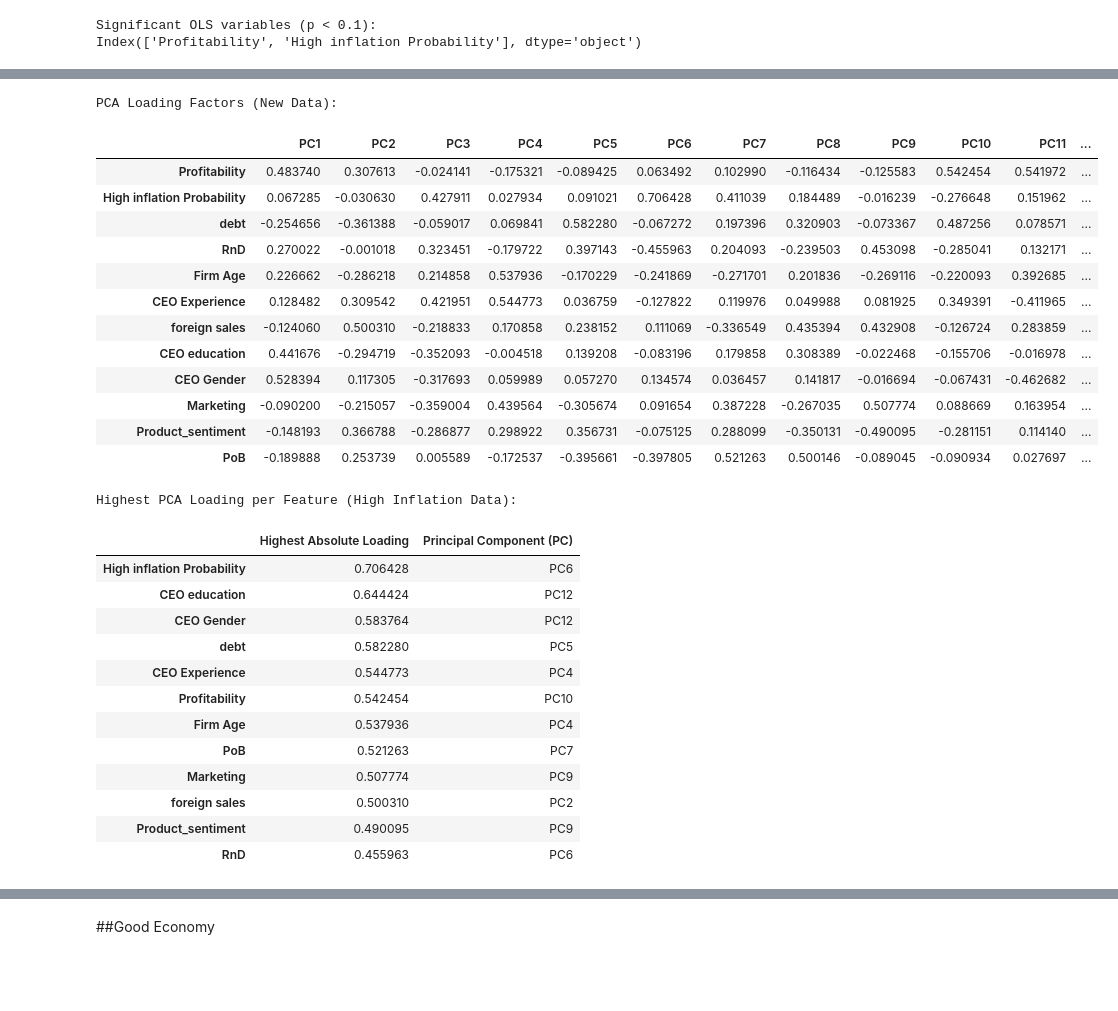
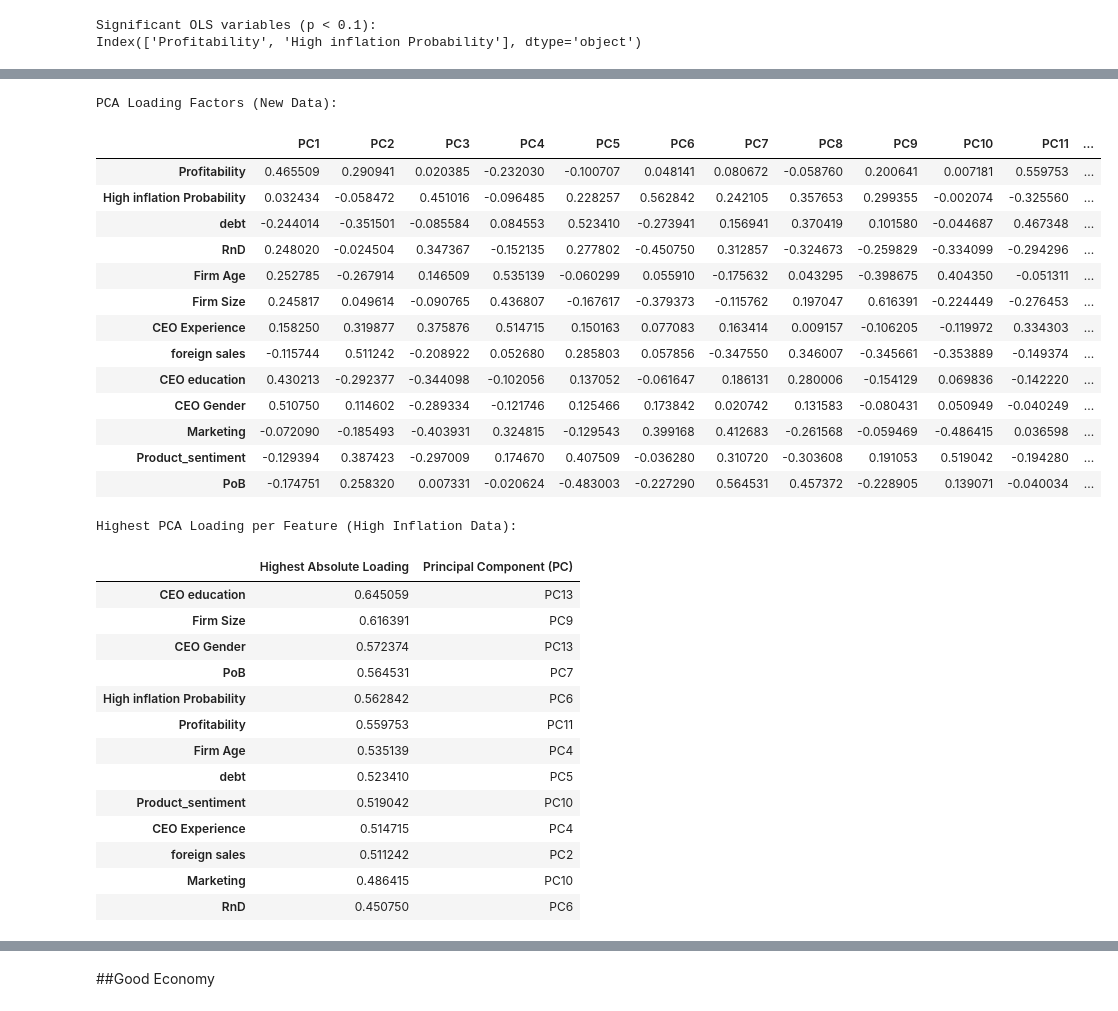
Before and after one commit to ashleyak7/MSCI-151-week-1-workshops, a Jupyter notebook: CW4_AAK.ipynb, the cells around one changed output, grey strips where cells are left out. Drawn from its saved outputs; the diff is of its cells as text; code cells hidden in the pictures; blank space fills up the shorter version.

```diff
--- a/CW4_AAK.ipynb
+++ b/CW4_AAK.ipynb
@@ -653,11 +963,11 @@ import pandas as pd
 import statsmodels.api as sm
 
 # Load the dataframe
-excel_file_path = '/content/sample_data/cw4 high inflation .xlsx'
+excel_file_path = '/content/cw4 high inflation .xlsx'
 df = pd.read_excel(excel_file_path)
 
 # Define the features (X) and the target variable (y)
-feature_cols_ols_high_inflation = ['Profitability', 'High inflation Probability', 'debt', 'RnD', 'Firm Age', 'CEO Experience', 'foreign sales', 'CEO education',  'CEO Gender', 'Marketing', 'Product_sentiment', 'PoB']
+feature_cols_ols_high_inflation = ['Profitability', 'High inflation Probability','debt', 'RnD', 'Firm Age', 'Firm Size', 'CEO Experience', 'foreign sales', 'CEO education',  'CEO Gender', 'Marketing', 'Product_sentiment', 'PoB']
 X_ols_high_inflation = df[feature_cols_ols_high_inflation]
 y_ols_high_inflation = df['New Profit']
 
@@ -743,43 +1096,44 @@ Notes:
 # %%
 from sklearn.preprocessing import StandardScaler
 from sklearn.decomposition import PCA
 import pandas as pd
 
 # Assuming df is already loaded from 'cw4 high inflation .xlsx'
 
 # Define the features for PCA
-feature_cols_pca_new = ['Profitability', 'High inflation Probability', 'debt', 'RnD', 'Firm Age', 'CEO Experience', 'foreign sales', 'CEO education', 'CEO Gender', 'Marketing', 'Product_sentiment', 'PoB']
+feature_cols_pca_new = ['Profitability', 'High inflation Probability', 'debt', 'RnD', 'Firm Age', 'Firm Size', 'CEO Experience', 'foreign sales', 'CEO education', 'CEO Gender', 'Marketing', 'Product_sentiment', 'PoB']
 X_pca_new = df[feature_cols_pca_new]
 
 # Standardize the features
 scaler_new = StandardScaler()
 X_pca_scaled_new = scaler_new.fit_transform(X_pca_new)
 
 # Perform PCA
 pca_new = PCA()
 X_pca_transformed_new = pca_new.fit_transform(X_pca_scaled_new)
 
 # Get the loading factors
 loading_factors_new = pd.DataFrame(pca_new.components_.T, columns=[f'PC{i+1}' for i in range(pca_new.n_components_)], index=feature_cols_pca_new)
 
 # Display the loading factors
 print("PCA Loading Factors (New Data):")
 display(loading_factors_new)
 # %% [output]
 PCA Loading Factors (New Data):
 |  | PC1 | PC2 | PC3 | PC4 | PC5 | PC6 | PC7 | PC8 | PC9 | PC10 | PC11 | ... |
-| Profitability | 0.483740 | 0.307613 | -0.024141 | -0.175321 | -0.089425 | 0.063492 | 0.102990 | -0.116434 | -0.125583 | 0.542454 | 0.541972 | ... |
-| High inflation Probability | 0.067285 | -0.030630 | 0.427911 | 0.027934 | 0.091021 | 0.706428 | 0.411039 | 0.184489 | -0.016239 | -0.276648 | 0.151962 | ... |
-| debt | -0.254656 | -0.361388 | -0.059017 | 0.069841 | 0.582280 | -0.067272 | 0.197396 | 0.320903 | -0.073367 | 0.487256 | 0.078571 | ... |
-| RnD | 0.270022 | -0.001018 | 0.323451 | -0.179722 | 0.397143 | -0.455963 | 0.204093 | -0.239503 | 0.453098 | -0.285041 | 0.132171 | ... |
-| Firm Age | 0.226662 | -0.286218 | 0.214858 | 0.537936 | -0.170229 | -0.241869 | -0.271701 | 0.201836 | -0.269116 | -0.220093 | 0.392685 | ... |
-| CEO Experience | 0.128482 | 0.309542 | 0.421951 | 0.544773 | 0.036759 | -0.127822 | 0.119976 | 0.049988 | 0.081925 | 0.349391 | -0.411965 | ... |
-| foreign sales | -0.124060 | 0.500310 | -0.218833 | 0.170858 | 0.238152 | 0.111069 | -0.336549 | 0.435394 | 0.432908 | -0.126724 | 0.283859 | ... |
-| CEO education | 0.441676 | -0.294719 | -0.352093 | -0.004518 | 0.139208 | -0.083196 | 0.179858 | 0.308389 | -0.022468 | -0.155706 | -0.016978 | ... |
-| CEO Gender | 0.528394 | 0.117305 | -0.317693 | 0.059989 | 0.057270 | 0.134574 | 0.036457 | 0.141817 | -0.016694 | -0.067431 | -0.462682 | ... |
-| Marketing | -0.090200 | -0.215057 | -0.359004 | 0.439564 | -0.305674 | 0.091654 | 0.387228 | -0.267035 | 0.507774 | 0.088669 | 0.163954 | ... |
-| Product_sentiment | -0.148193 | 0.366788 | -0.286877 | 0.298922 | 0.356731 | -0.075125 | 0.288099 | -0.350131 | -0.490095 | -0.281151 | 0.114140 | ... |
-| PoB | -0.189888 | 0.253739 | 0.005589 | -0.172537 | -0.395661 | -0.397805 | 0.521263 | 0.500146 | -0.089045 | -0.090934 | 0.027697 | ... |
+| Profitability | 0.465509 | 0.290941 | 0.020385 | -0.232030 | -0.100707 | 0.048141 | 0.080672 | -0.058760 | 0.200641 | 0.007181 | 0.559753 | ... |
+| High inflation Probability | 0.032434 | -0.058472 | 0.451016 | -0.096485 | 0.228257 | 0.562842 | 0.242105 | 0.357653 | 0.299355 | -0.002074 | -0.325560 | ... |
+| debt | -0.244014 | -0.351501 | -0.085584 | 0.084553 | 0.523410 | -0.273941 | 0.156941 | 0.370419 | 0.101580 | -0.044687 | 0.467348 | ... |
+| RnD | 0.248020 | -0.024504 | 0.347367 | -0.152135 | 0.277802 | -0.450750 | 0.312857 | -0.324673 | -0.259829 | -0.334099 | -0.294296 | ... |
+| Firm Age | 0.252785 | -0.267914 | 0.146509 | 0.535139 | -0.060299 | 0.055910 | -0.175632 | 0.043295 | -0.398675 | 0.404350 | -0.051311 | ... |
+| Firm Size | 0.245817 | 0.049614 | -0.090765 | 0.436807 | -0.167617 | -0.379373 | -0.115762 | 0.197047 | 0.616391 | -0.224449 | -0.276453 | ... |
+| CEO Experience | 0.158250 | 0.319877 | 0.375876 | 0.514715 | 0.150163 | 0.077083 | 0.163414 | 0.009157 | -0.106205 | -0.119972 | 0.334303 | ... |
+| foreign sales | -0.115744 | 0.511242 | -0.208922 | 0.052680 | 0.285803 | 0.057856 | -0.347550 | 0.346007 | -0.345661 | -0.353889 | -0.149374 | ... |
+| CEO education | 0.430213 | -0.292377 | -0.344098 | -0.102056 | 0.137052 | -0.061647 | 0.186131 | 0.280006 | -0.154129 | 0.069836 | -0.142220 | ... |
+| CEO Gender | 0.510750 | 0.114602 | -0.289334 | -0.121746 | 0.125466 | 0.173842 | 0.020742 | 0.131583 | -0.080431 | 0.050949 | -0.040249 | ... |
+| Marketing | -0.072090 | -0.185493 | -0.403931 | 0.324815 | -0.129543 | 0.399168 | 0.412683 | -0.261568 | -0.059469 | -0.486415 | 0.036598 | ... |
+| Product_sentiment | -0.129394 | 0.387423 | -0.297009 | 0.174670 | 0.407509 | -0.036280 | 0.310720 | -0.303608 | 0.191053 | 0.519042 | -0.194280 | ... |
+| PoB | -0.174751 | 0.258320 | 0.007331 | -0.020624 | -0.483003 | -0.227290 | 0.564531 | 0.457372 | -0.228905 | 0.139071 | -0.040034 | ... |
 # %%
 #Find max loading per feature
 abs_loading = loading_factors_new.abs()
@@ -794,18 +1148,19 @@ display(max_loading_per_feature)
 # %% [output]
 Highest PCA Loading per Feature (High Inflation Data):
 |  | Highest Absolute Loading | Principal Component (PC) |
-| High inflation Probability | 0.706428 | PC6 |
-| CEO education | 0.644424 | PC12 |
-| CEO Gender | 0.583764 | PC12 |
-| debt | 0.582280 | PC5 |
-| CEO Experience | 0.544773 | PC4 |
-| Profitability | 0.542454 | PC10 |
-| Firm Age | 0.537936 | PC4 |
-| PoB | 0.521263 | PC7 |
-| Marketing | 0.507774 | PC9 |
-| foreign sales | 0.500310 | PC2 |
-| Product_sentiment | 0.490095 | PC9 |
-| RnD | 0.455963 | PC6 |
+| CEO education | 0.645059 | PC13 |
+| Firm Size | 0.616391 | PC9 |
+| CEO Gender | 0.572374 | PC13 |
+| PoB | 0.564531 | PC7 |
+| High inflation Probability | 0.562842 | PC6 |
+| Profitability | 0.559753 | PC11 |
+| Firm Age | 0.535139 | PC4 |
+| debt | 0.523410 | PC5 |
+| Product_sentiment | 0.519042 | PC10 |
+| CEO Experience | 0.514715 | PC4 |
+| foreign sales | 0.511242 | PC2 |
+| Marketing | 0.486415 | PC10 |
+| RnD | 0.450750 | PC6 |
 # %%
 #Filter by loading strength (≥ 0.5)
 important_pca_features = max_loading_per_feature[max_loading_per_feature['Highest Absolute Loading'] >= 0.5]
```
Also changed, not shown: parts of 34 cells of this notebook.
